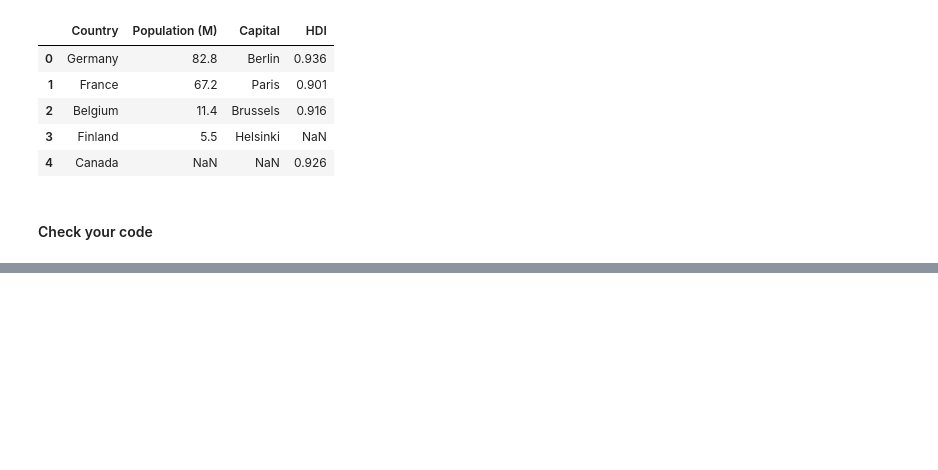
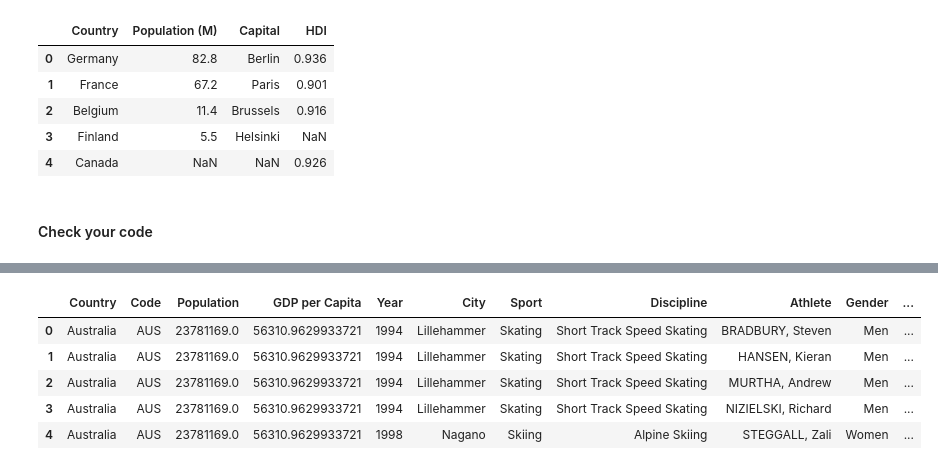
Before and after one commit to ParissaPeimaniyfard/data-multiple-files-with-pandas, a Jupyter notebook: multiple_files.ipynb, the cells around one changed output, grey strips where cells are left out. Cells and saved outputs as stored; diff of their text form; code cells hidden in the pictures; blank space fills up the shorter version.

```diff
--- a/multiple_files.ipynb
+++ b/multiple_files.ipynb
@@ -169,0 +305,6 @@ outer_merged_df
+# %%
+file = "winter.csv"
+winter_df = pd.read_csv(file, decimal=",")
+# %%
+winter_df = winter_df.rename(columns={'Country':'Code'})
+winter_df.head()
@@ -169,0 +353,10 @@ outer_merged_df
+# %%
+winter_countries_df['Season']= 'Winter'
+winter_countries_df.head()
+# %% [output]
+|  | Country | Code | Population | GDP per Capita | Year | City | Sport | Discipline | Athlete | Gender | ... |
+| 0 | Australia | AUS | 23781169.0 | 56310.9629933721 | 1994 | Lillehammer | Skating | Short Track Speed Skating | BRADBURY, Steven | Men | ... |
+| 1 | Australia | AUS | 23781169.0 | 56310.9629933721 | 1994 | Lillehammer | Skating | Short Track Speed Skating | HANSEN, Kieran | Men | ... |
+| 2 | Australia | AUS | 23781169.0 | 56310.9629933721 | 1994 | Lillehammer | Skating | Short Track Speed Skating | MURTHA, Andrew | Men | ... |
+| 3 | Australia | AUS | 23781169.0 | 56310.9629933721 | 1994 | Lillehammer | Skating | Short Track Speed Skating | NIZIELSKI, Richard | Men | ... |
+| 4 | Australia | AUS | 23781169.0 | 56310.9629933721 | 1998 | Nagano | Skiing | Alpine Skiing | STEGGALL, Zali | Women | ... |
```
Also changed, not shown: parts of 26 cells of this notebook, 5 other files.
